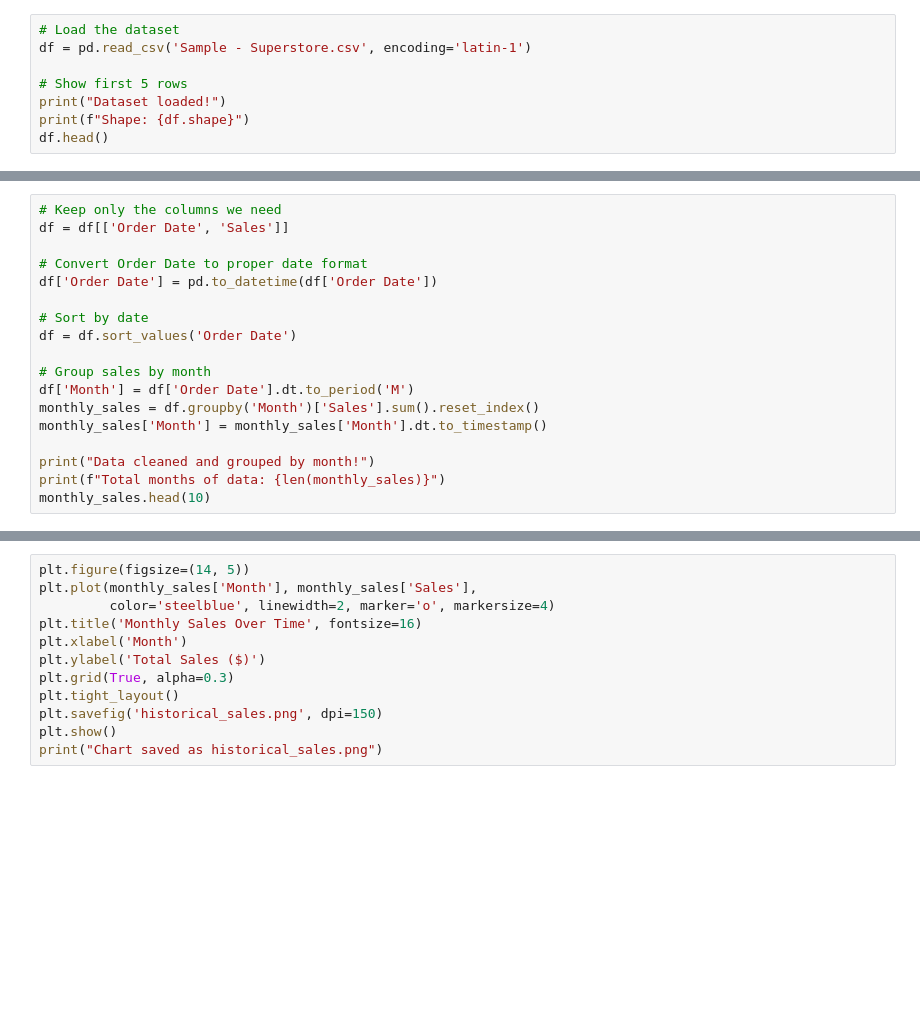
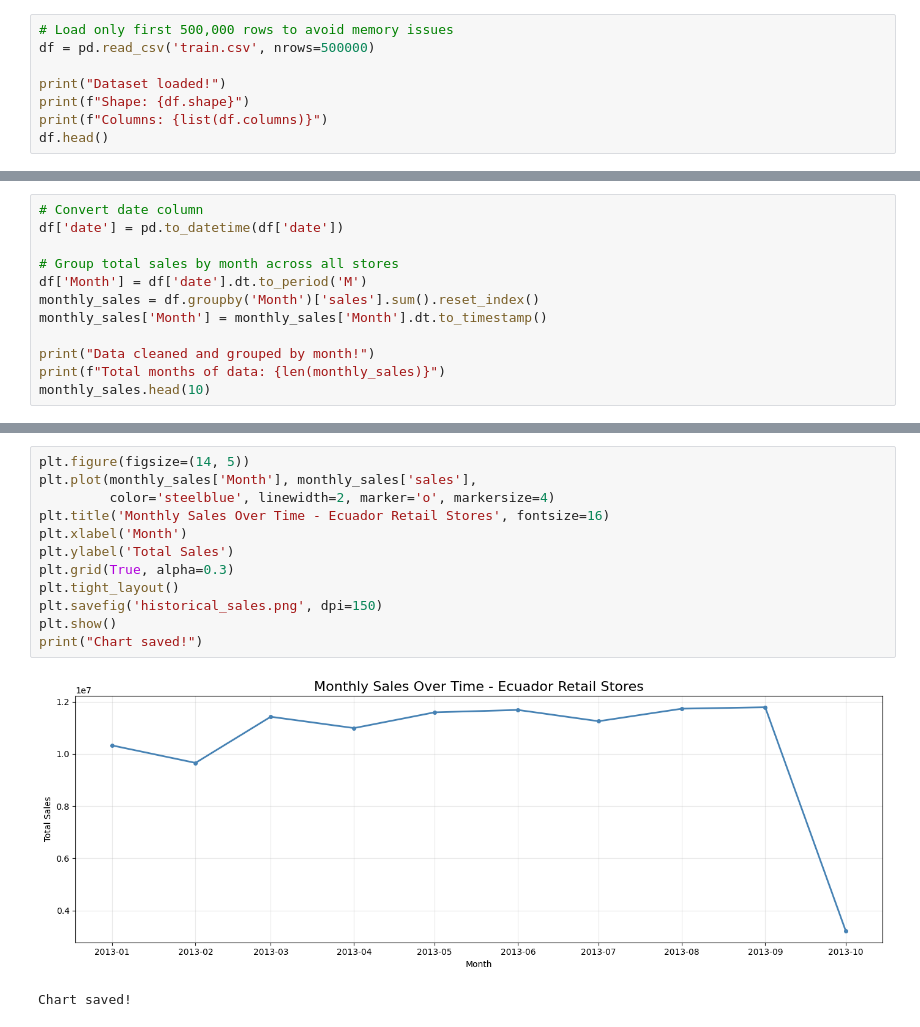
Before and after one commit to Sindhu-MRIT/FUTURE_ML_01, a Jupyter notebook: sales_forecast.ipynb, the cells around one changed output, grey strips where cells are left out. Saved outputs shown, nothing was run; the diff lists cells and outputs as text; blank space fills up the shorter version.

```diff
--- a/sales_forecast.ipynb
+++ b/sales_forecast.ipynb
@@ -13,8 +13,8 @@ ModuleNotFoundError: No module named 'sklearn.utils'
 # %%
-# Load the dataset
-df = pd.read_csv('Sample - Superstore.csv', encoding='latin-1')
+# Load only first 500,000 rows to avoid memory issues
+df = pd.read_csv('train.csv', nrows=500000)
 
-# Show first 5 rows
 print("Dataset loaded!")
 print(f"Shape: {df.shape}")
+print(f"Columns: {list(df.columns)}")
 df.head()
@@ -21,16 +31,10 @@ df.head()
 # %%
-# Keep only the columns we need
-df = df[['Order Date', 'Sales']]
+# Convert date column
+df['date'] = pd.to_datetime(df['date'])
 
-# Convert Order Date to proper date format
-df['Order Date'] = pd.to_datetime(df['Order Date'])
-
-# Sort by date
-df = df.sort_values('Order Date')
-
-# Group sales by month
-df['Month'] = df['Order Date'].dt.to_period('M')
-monthly_sales = df.groupby('Month')['Sales'].sum().reset_index()
+# Group total sales by month across all stores
+df['Month'] = df['date'].dt.to_period('M')
+monthly_sales = df.groupby('Month')['sales'].sum().reset_index()
 monthly_sales['Month'] = monthly_sales['Month'].dt.to_timestamp()
 
 print("Data cleaned and grouped by month!")
@@ -39,13 +57,16 @@ monthly_sales.head(10)
 # %%
 plt.figure(figsize=(14, 5))
-plt.plot(monthly_sales['Month'], monthly_sales['Sales'],
+plt.plot(monthly_sales['Month'], monthly_sales['sales'],
          color='steelblue', linewidth=2, marker='o', markersize=4)
-plt.title('Monthly Sales Over Time', fontsize=16)
+plt.title('Monthly Sales Over Time - Ecuador Retail Stores', fontsize=16)
 plt.xlabel('Month')
-plt.ylabel('Total Sales ($)')
+plt.ylabel('Total Sales')
 plt.grid(True, alpha=0.3)
 plt.tight_layout()
 plt.savefig('historical_sales.png', dpi=150)
 plt.show()
-print("Chart saved as historical_sales.png")
+print("Chart saved!")
+# %% [output]
+[figure, added]
+Chart saved!
 # %%
```
Also changed, not shown: parts of 12 cells of this notebook.
